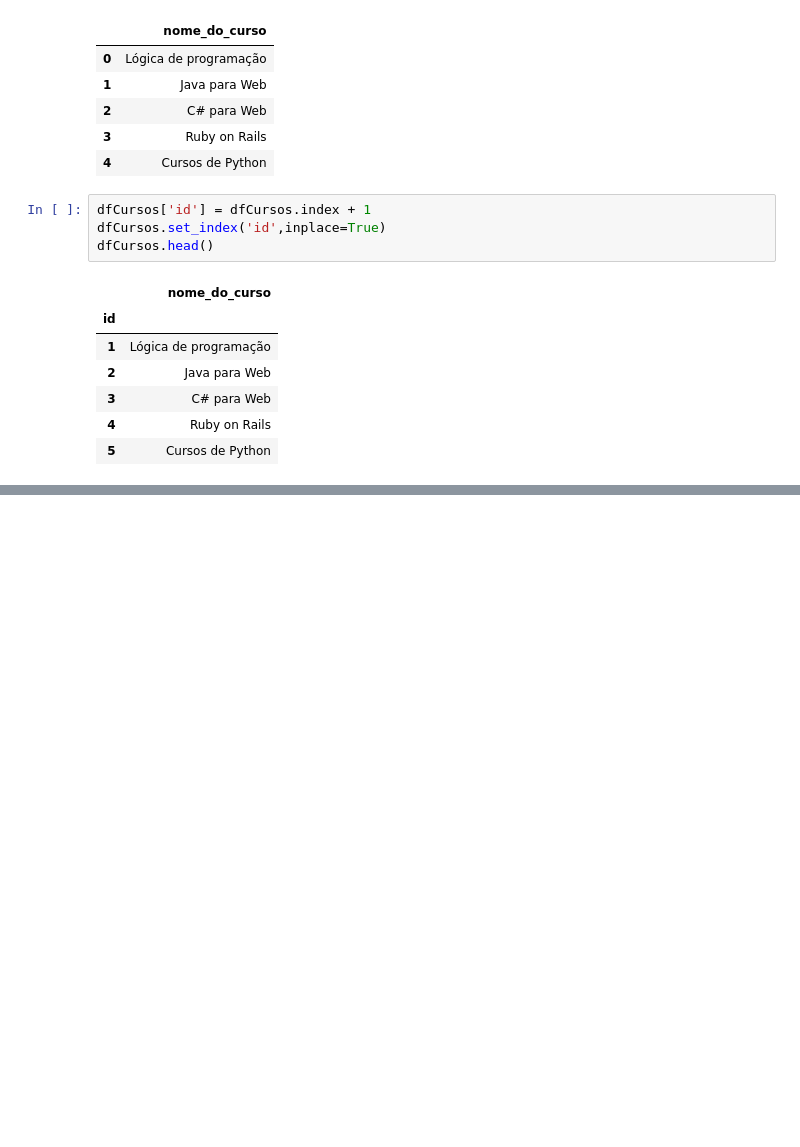
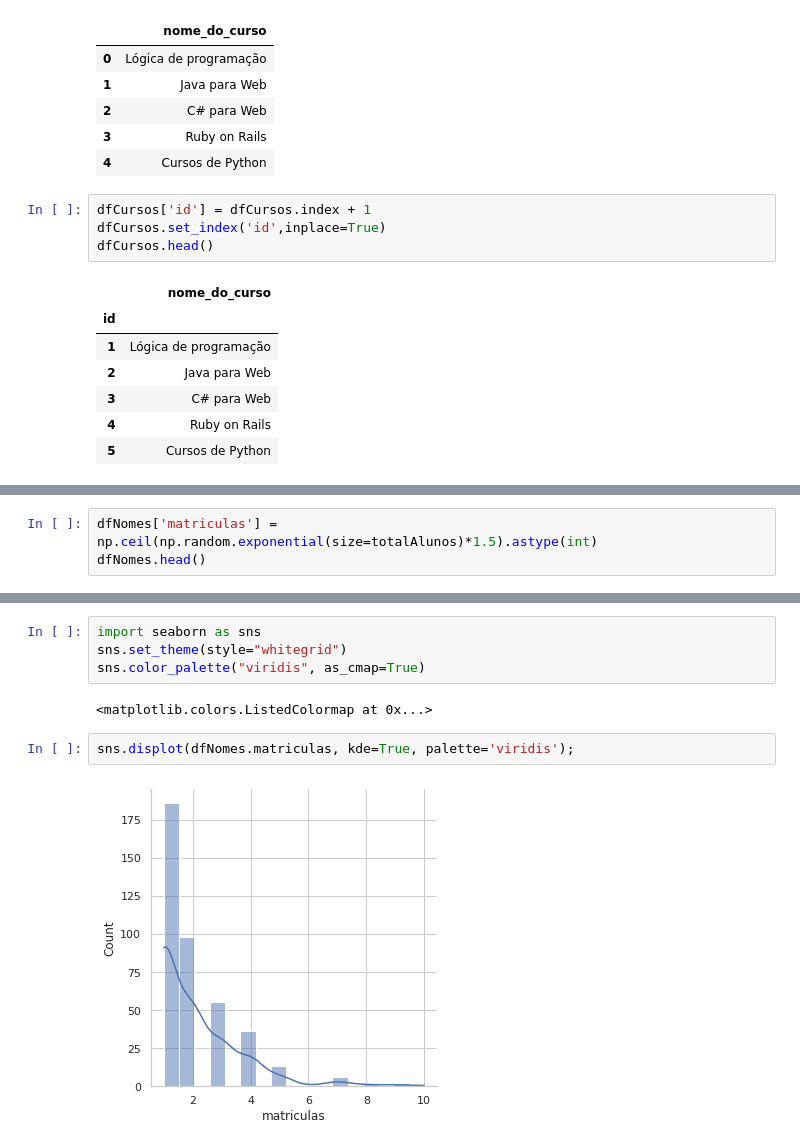
Before and after one commit to erikamarchi/pandas-formatos-diferentes-de-entrada-e-saida-io, a Jupyter notebook: Pandas_IO.ipynb, the cells around one changed output, grey strips where cells are left out. Cells and saved outputs as stored; diff of their text form; blank space fills up the shorter version.

```diff
--- a/Pandas_IO.ipynb
+++ b/Pandas_IO.ipynb
@@ -249,0 +252,3 @@ dfCursos.head()
+# %%
+dfNomes['matriculas'] = np.ceil(np.random.exponential(size=totalAlunos)*1.5).astype(int)
+dfNomes.head()
@@ -249,0 +279,10 @@ dfCursos.head()
+# %%
+import seaborn as sns
+sns.set_theme(style="whitegrid")
+sns.color_palette("viridis", as_cmap=True)
+# %% [output]
+<matplotlib.colors.ListedColormap at 0x...>
+# %%
+sns.displot(dfNomes.matriculas, kde=True, palette='viridis');
+# %% [output]
+[figure, added]
```
Also changed, not shown: parts of 21 cells of this notebook.
